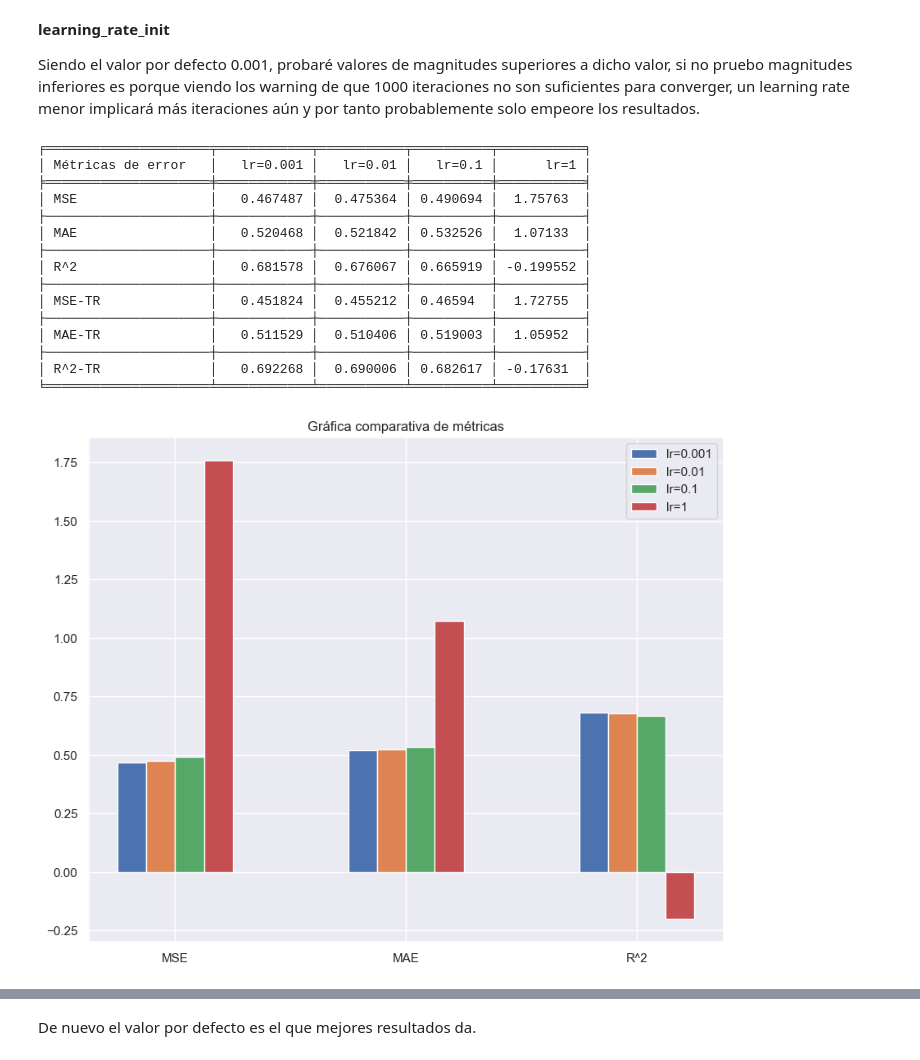
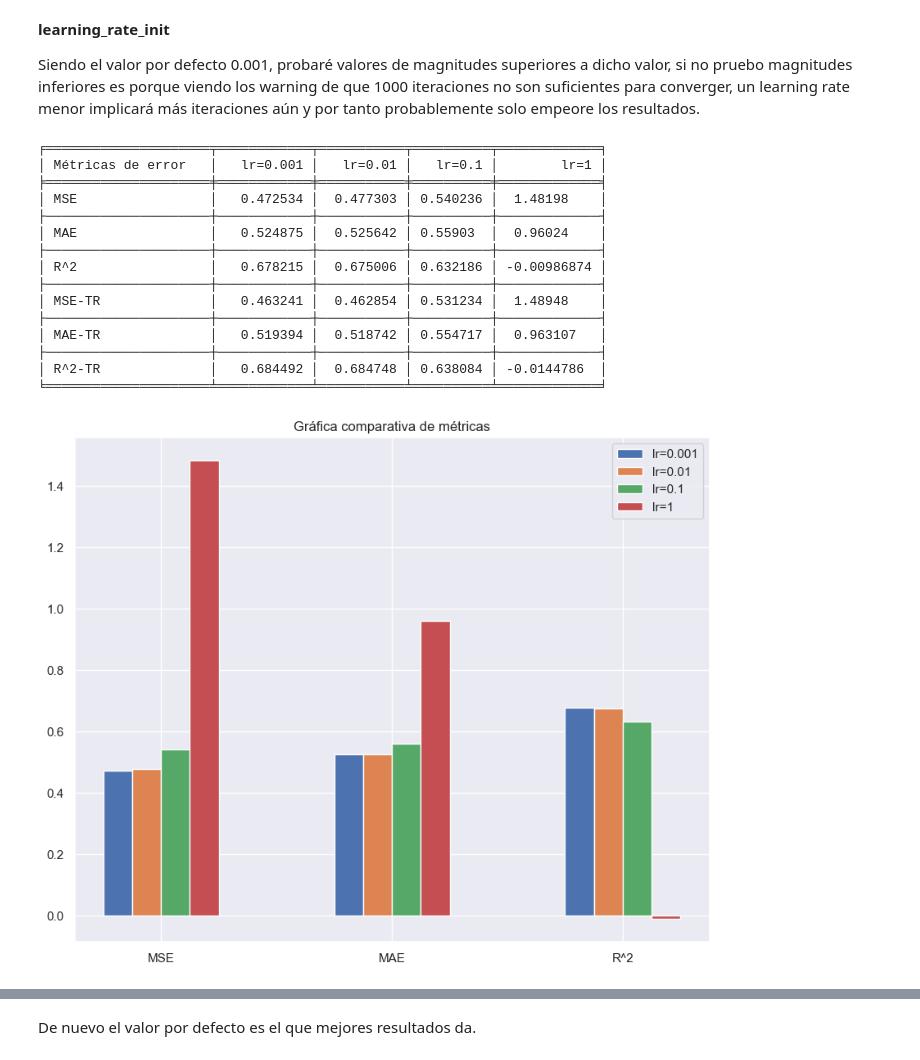
Before and after one commit to JMMelcrack/Predictive-models-applied-to-the-analysis-of-professional-footballers-wages, a Jupyter notebook: FeatureSelection.ipynb, the cells around one changed output, grey strips where cells are left out. Cells and saved outputs as stored; diff of their text form; code cells hidden in the pictures.

```diff
--- a/FeatureSelection.ipynb
+++ b/FeatureSelection.ipynb
@@ -1939,41 +1948,41 @@ A diferencia de anteriores pruebas aquí una mayor regularización no mejora los
 Siendo el valor por defecto 0.001, probaré valores de magnitudes superiores a dicho valor, si no pruebo magnitudes inferiores es porque viendo los warning de que 1000 iteraciones no son suficientes para converger, un learning rate menor implicará más iteraciones aún y por tanto probablemente solo empeore los resultados.
 # %%
 # Definir los modelos con los distintos hiperparámetros que se desean probar
-model_1 = MLPRegressor(random_state=34, hidden_layer_sizes=(40), max_iter=500, activation='tanh', learning_rate_init=0.001)
-model_2 = MLPRegressor(random_state=34, hidden_layer_sizes=(40), max_iter=500, activation='tanh', learning_rate_init=0.01)
-model_3 = MLPRegressor(random_state=34, hidden_layer_sizes=(40), max_iter=500, activation='tanh', learning_rate_init=0.1)
-model_4 = MLPRegressor(random_state=34, hidden_layer_sizes=(40), max_iter=500, activation='tanh', learning_rate_init=1)
+model_1 = MLPRegressor(random_state=34, hidden_layer_sizes=(30), max_iter=500, activation='tanh', learning_rate_init=0.001)
+model_2 = MLPRegressor(random_state=34, hidden_layer_sizes=(30), max_iter=500, activation='tanh', learning_rate_init=0.01)
+model_3 = MLPRegressor(random_state=34, hidden_layer_sizes=(30), max_iter=500, activation='tanh', learning_rate_init=0.1)
+model_4 = MLPRegressor(random_state=34, hidden_layer_sizes=(30), max_iter=500, activation='tanh', learning_rate_init=1)
 
 # Aplicamos CV a nuestros modelos para obtener sus métricas de error
 result1 = crossValidation(model_1, kf, best_data, y_train_log, True)
 result2 = crossValidation(model_2, kf, best_data, y_train_log, True)
 result3 = crossValidation(model_3, kf, best_data, y_train_log, True)
 result4 = crossValidation(model_4, kf, best_data, y_train_log, True)
 
 all_result = np.vstack((result1, result2, result3, result4))
 
 categorias = ['MSE', 'MAE', 'R^2', 'MSE-TR', 'MAE-TR', 'R^2-TR']
 titulos = ['lr=0.001', 'lr=0.01', 'lr=0.1', 'lr=1']
 
 tablaComparacion(all_result[:, 1:7], categorias, titulos)
 
 # Visualizamos los gráficos de barras de los distintos modelos para las métricas de error
 graficaComparacion(all_result[:, 1:4], titulos, categorias[0:3])
 graficaComparacion(all_result[:, 4:7], titulos, categorias[3:6])
 # %% [output]
-╒═════════════════════╤════════════╤═══════════╤══════════╤═══════════╕
-│ Métricas de error   │   lr=0.001 │   lr=0.01 │   lr=0.1 │      lr=1 │
-╞═════════════════════╪════════════╪═══════════╪══════════╪═══════════╡
-│ MSE                 │   0.467487 │  0.475364 │ 0.490694 │  1.75763  │
-├─────────────────────┼────────────┼───────────┼──────────┼───────────┤
-│ MAE                 │   0.520468 │  0.521842 │ 0.532526 │  1.07133  │
-├─────────────────────┼────────────┼───────────┼──────────┼───────────┤
-│ R^2                 │   0.681578 │  0.676067 │ 0.665919 │ -0.199552 │
-├─────────────────────┼────────────┼───────────┼──────────┼───────────┤
-│ MSE-TR              │   0.451824 │  0.455212 │ 0.46594  │  1.72755  │
-├─────────────────────┼────────────┼───────────┼──────────┼───────────┤
-│ MAE-TR              │   0.511529 │  0.510406 │ 0.519003 │  1.05952  │
-├─────────────────────┼────────────┼───────────┼──────────┼───────────┤
-│ R^2-TR              │   0.692268 │  0.690006 │ 0.682617 │ -0.17631  │
-╘═════════════════════╧════════════╧═══════════╧══════════╧═══════════╛
+╒═════════════════════╤════════════╤═══════════╤══════════╤═════════════╕
+│ Métricas de error   │   lr=0.001 │   lr=0.01 │   lr=0.1 │        lr=1 │
+╞═════════════════════╪════════════╪═══════════╪══════════╪═════════════╡
+│ MSE                 │   0.472534 │  0.477303 │ 0.540236 │  1.48198    │
+├─────────────────────┼────────────┼───────────┼──────────┼─────────────┤
+│ MAE                 │   0.524875 │  0.525642 │ 0.55903  │  0.96024    │
+├─────────────────────┼────────────┼───────────┼──────────┼─────────────┤
+│ R^2                 │   0.678215 │  0.675006 │ 0.632186 │ -0.00986874 │
+├─────────────────────┼────────────┼───────────┼──────────┼─────────────┤
+│ MSE-TR              │   0.463241 │  0.462854 │ 0.531234 │  1.48948    │
+├─────────────────────┼────────────┼───────────┼──────────┼─────────────┤
+│ MAE-TR              │   0.519394 │  0.518742 │ 0.554717 │  0.963107   │
+├─────────────────────┼────────────┼───────────┼──────────┼─────────────┤
+│ R^2-TR              │   0.684492 │  0.684748 │ 0.638084 │ -0.0144786  │
+╘═════════════════════╧════════════╧═══════════╧══════════╧═════════════╛
-[figure, old version]
+[figure, new version]
```
Also changed, not shown: parts of 15 cells of this notebook.
